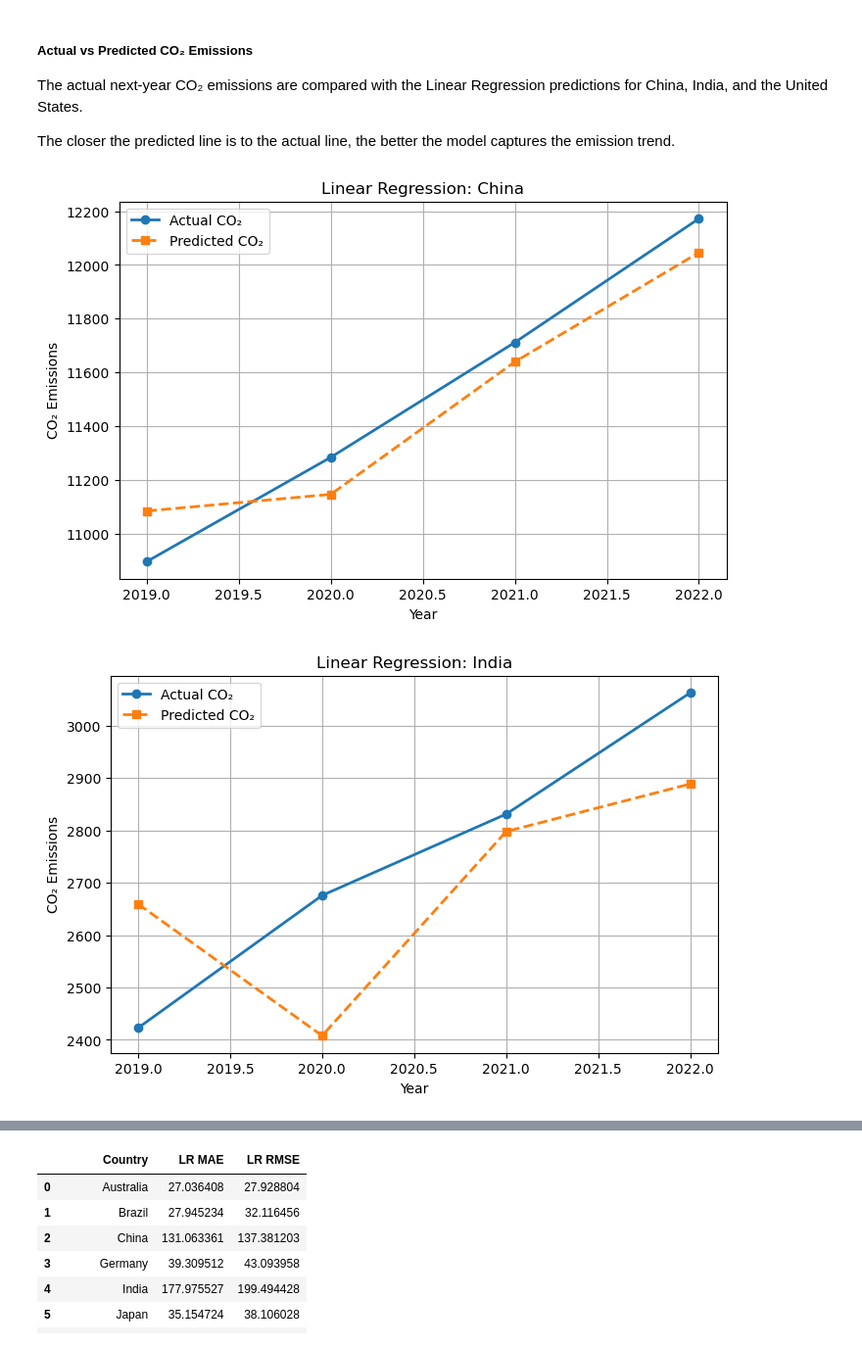
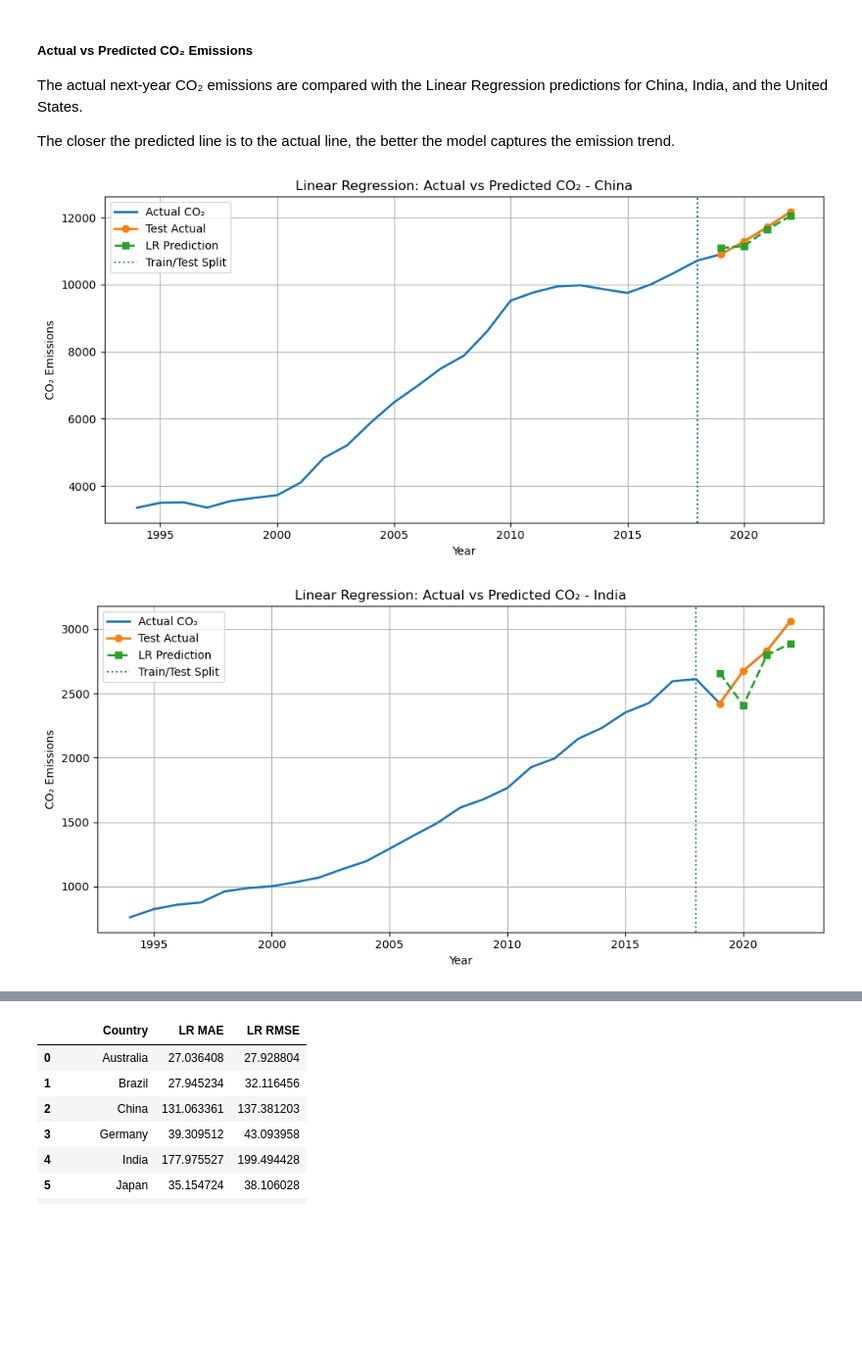
Before and after one commit to neeladrish/GHG-emission-analysis, a Jupyter notebook: WEEK_3_Baseline_ML_Model_Regression.ipynb, the cells around one changed output, grey strips where cells are left out. Shown at 98% size. Saved outputs shown, nothing was run; the diff lists cells and outputs as text; code cells hidden in the pictures; blank space fills up the shorter version.

```diff
--- a/WEEK_3_Baseline_ML_Model_Regression.ipynb
+++ b/WEEK_3_Baseline_ML_Model_Regression.ipynb
@@ -130,8 +138,7 @@ ghg_features["target_co2"] = (
     .shift(-1)
 )
 # %%
-
 ghg_features = ghg_features.dropna(
-    subset=["target_co2"]
+    subset=[TARGET]
 )
 # %%
@@ -328,28 +334,18 @@ The model learns the relationship between the input features and the target vari
 
 The learned coefficients are also examined to understand which features have the greatest influence on the predicted CO₂ emissions.
 # %%
-features = [
-    "year",
-    "co2",
-    "co2_per_capita",
-    "co2_5yr_rolling_mean",
-    "co2_lag1",
-    "co2_lag2",
-    "co2_lag3",
-    "co2_yoy_pct_change",
-    "ghg_intensity"
-]
+features = FEATURES
 # %%
 model_data = ghg_features.dropna(
     subset=features + ["target_co2"]
 ).copy()
 # %%
 train_data = model_data[
-    model_data["year"] <= 2018
+    model_data["year"] <= TRAIN_CUTOFF
 ].copy()
 
 test_data = model_data[
-    model_data["year"] >= 2019
+    model_data["year"] > TRAIN_CUTOFF
 ].copy()
 # %%
 X_train = train_data[features]
@@ -443,49 +439,78 @@ The actual next-year CO₂ emissions are compared with the Linear Regression pre
 
 The closer the predicted line is to the actual line, the better the model captures the emission trend.
 # %%
-
-
 countries_to_plot = [
     "China",
     "India",
     "United States"
 ]
 
 for country in countries_to_plot:
 
-    country_data = test_data[
+    # Full historical/model timeline
+    full_country_data = model_data[
+        model_data["country"] == country
+    ].sort_values("year")
+
+    # Test-period data
+    country_test = test_data[
         test_data["country"] == country
-    ]
+    ].sort_values("year")
 
-    X_country = country_data[features]
+    # Generate predictions only for test period
+    X_country_test = country_test[features]
 
-    y_pred = lr_model.predict(X_country)
+    y_pred = lr_model.predict(
+        X_country_test
+    )
 
-    plt.figure(figsize=(8,5))
+    plt.figure(figsize=(10, 5))
 
+    # Full actual timeline
     plt.plot(
-        country_data["year"],
-        country_data["target_co2"],
-        marker="o",
+        full_country_data["year"],
+        full_country_data[TARGET],
         linewidth=2,
         label="Actual CO₂"
     )
 
+    # Test actuals
     plt.plot(
-        country_data["year"],
+        country_test["year"],
+        country_test[TARGET],
+        marker="o",
+        linewidth=2,
+        label="Test Actual"
+    )
+
+    # LR predictions
+    plt.plot(
+        country_test["year"],
         y_pred,
         marker="s",
         linestyle="--",
         linewidth=2,
-        label="Predicted CO₂"
+        label="LR Prediction"
     )
 
-    plt.title(f"Linear Regression: {country}")
+    # Train/test boundary
+    plt.axvline(
+        x=TRAIN_CUTOFF,
+        linestyle=":",
+        label="Train/Test Split"
+    )
+
+    plt.title(
+        f"Linear Regression: Actual vs Predicted CO₂ - {country}"
+    )
+
     plt.xlabel("Year")
     plt.ylabel("CO₂ Emissions")
     plt.legend()
     plt.grid(True)
+    plt.tight_layout()
+
     plt.show()
 # %% [output]
-[figure, old version]
+[figure, new version]
-[figure, old version]
+[figure, new version]
```
Also changed, not shown: parts of 19 cells of this notebook, 14 other files.
